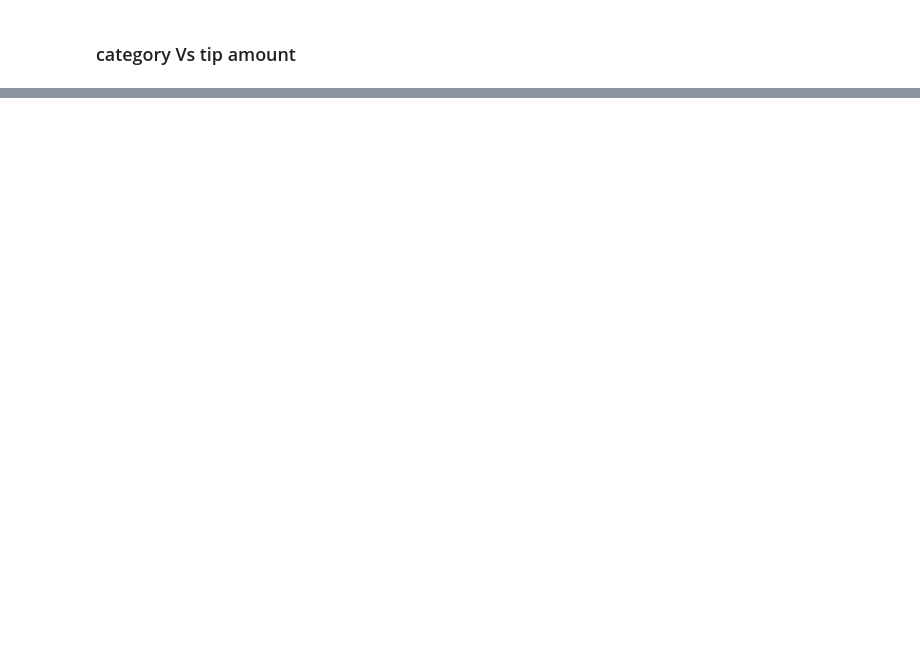
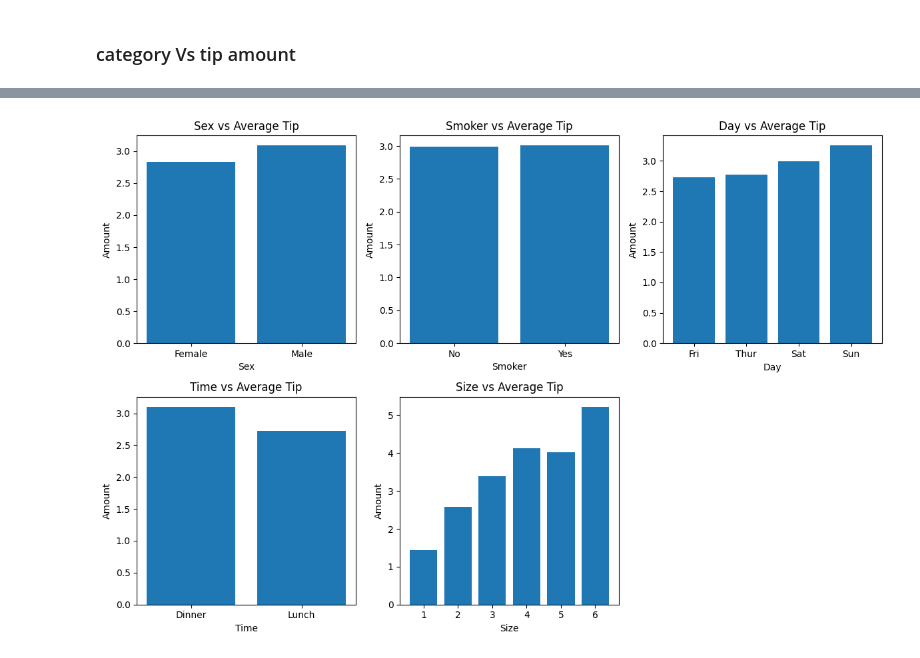
Before and after one commit to akashgardas/Data-Analysis, a Jupyter notebook: day10/matplotlib/Tips_dataset.ipynb, the cells around one changed output, grey strips where cells are left out. Saved outputs shown, nothing was run; the diff lists cells and outputs as text; code cells hidden in the pictures; blank space fills up the shorter version.

Commit message:
Task completed with insights for each of the visuals

```diff
--- a/day10/matplotlib/Tips_dataset.ipynb
+++ b/day10/matplotlib/Tips_dataset.ipynb
@@ -187,0 +210,4 @@ sex_cat
+# %%
+# smoker vs tip
+smoker_cat = df.groupby('smoker')['tip'].mean()
+smoker_cat
@@ -187,0 +220,4 @@ sex_cat
+# %%
+# day vs tip
+day_cat = df.groupby('day')['tip'].mean().sort_values(ascending=True)
+day_cat
@@ -187,0 +232,4 @@ sex_cat
+# %%
+# time vs tip
+time_cat = df.groupby('time')['tip'].mean()
+time_cat
@@ -187,0 +242,4 @@ sex_cat
+# %%
+# size vs tip
+size_cat = df.groupby('size')['tip'].mean()
+size_cat
@@ -187,0 +256,37 @@ sex_cat
+# %%
+plt.figure(figsize=(12, 8))
+
+plt.subplot(2, 3, 1)
+plt.bar(x=sex_cat.index, height=sex_cat.values)
+plt.title('Sex vs Average Tip')
+plt.xlabel('Sex')
+plt.ylabel('Amount')
+
+plt.subplot(2, 3, 2)
+plt.bar(x=smoker_cat.index, height=smoker_cat.values)
+plt.title('Smoker vs Average Tip')
+plt.xlabel('Smoker')
+plt.ylabel('Amount')
+
+plt.subplot(2, 3, 3)
+plt.bar(x=day_cat.index, height=day_cat.values)
+plt.title('Day vs Average Tip')
+plt.xlabel('Day')
+plt.ylabel('Amount')
+
+plt.subplot(2, 3, 4)
+plt.bar(x=time_cat.index, height=time_cat.values)
+plt.title('Time vs Average Tip')
+plt.xlabel('Time')
+plt.ylabel('Amount')
+
+plt.subplot(2, 3, 5)
+plt.bar(x=size_cat.index, height=size_cat.values)
+plt.title('Size vs Average Tip')
+plt.xlabel('Size')
+plt.ylabel('Amount')
+
+plt.tight_layout()
+plt.show()
+# %% [output]
+[figure, added]
```
Also changed, not shown: parts of 40 cells of this notebook.
